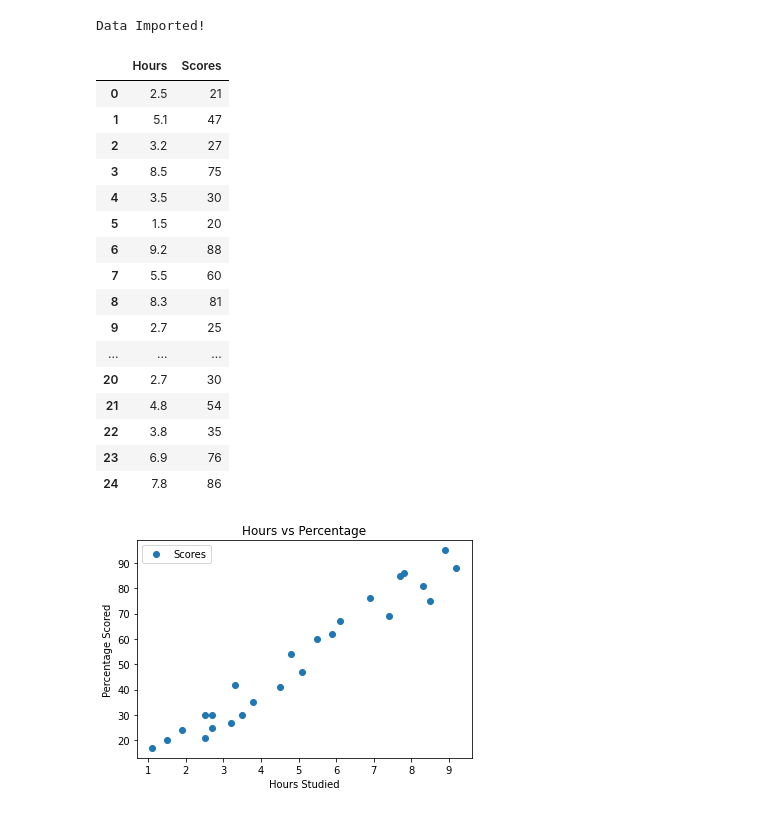
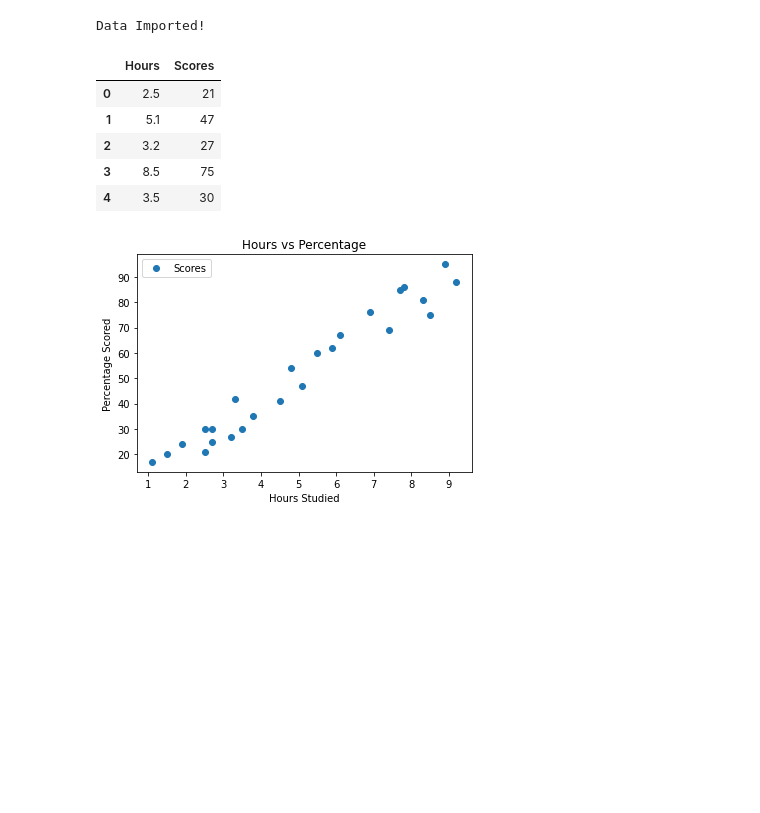
Before and after one commit to RaiLokesh/TSF-Data-Science-Buisness-Analytics, a Jupyter notebook: task1.ipynb, the cells around one changed output. Cells and saved outputs as stored; diff of their text form; code cells hidden in the pictures; blank space fills up the shorter version.

```diff
--- a/task1.ipynb
+++ b/task1.ipynb
@@ -6,26 +9,15 @@ import matplotlib.pyplot as plt
 # %%
 reader = pd.read_csv("http://bit.ly/w-data")
 print("Data Imported!")
-reader.tail(25)
+reader.head()
 # %% [output]
 Data Imported!
 |  | Hours | Scores |
 | 0 | 2.5 | 21 |
 | 1 | 5.1 | 47 |
 | 2 | 3.2 | 27 |
 | 3 | 8.5 | 75 |
 | 4 | 3.5 | 30 |
-| 5 | 1.5 | 20 |
-| 6 | 9.2 | 88 |
-| 7 | 5.5 | 60 |
-| 8 | 8.3 | 81 |
-| 9 | 2.7 | 25 |
-| ... | ... | ... |
-| 20 | 2.7 | 30 |
-| 21 | 4.8 | 54 |
-| 22 | 3.8 | 35 |
-| 23 | 6.9 | 76 |
-| 24 | 7.8 | 86 |
 # %%
 reader.plot(x = "Hours", y = "Scores", style = "o")
 plt.title("Hours vs Percentage")
```
Also changed, not shown: parts of 1 cell of this notebook.
